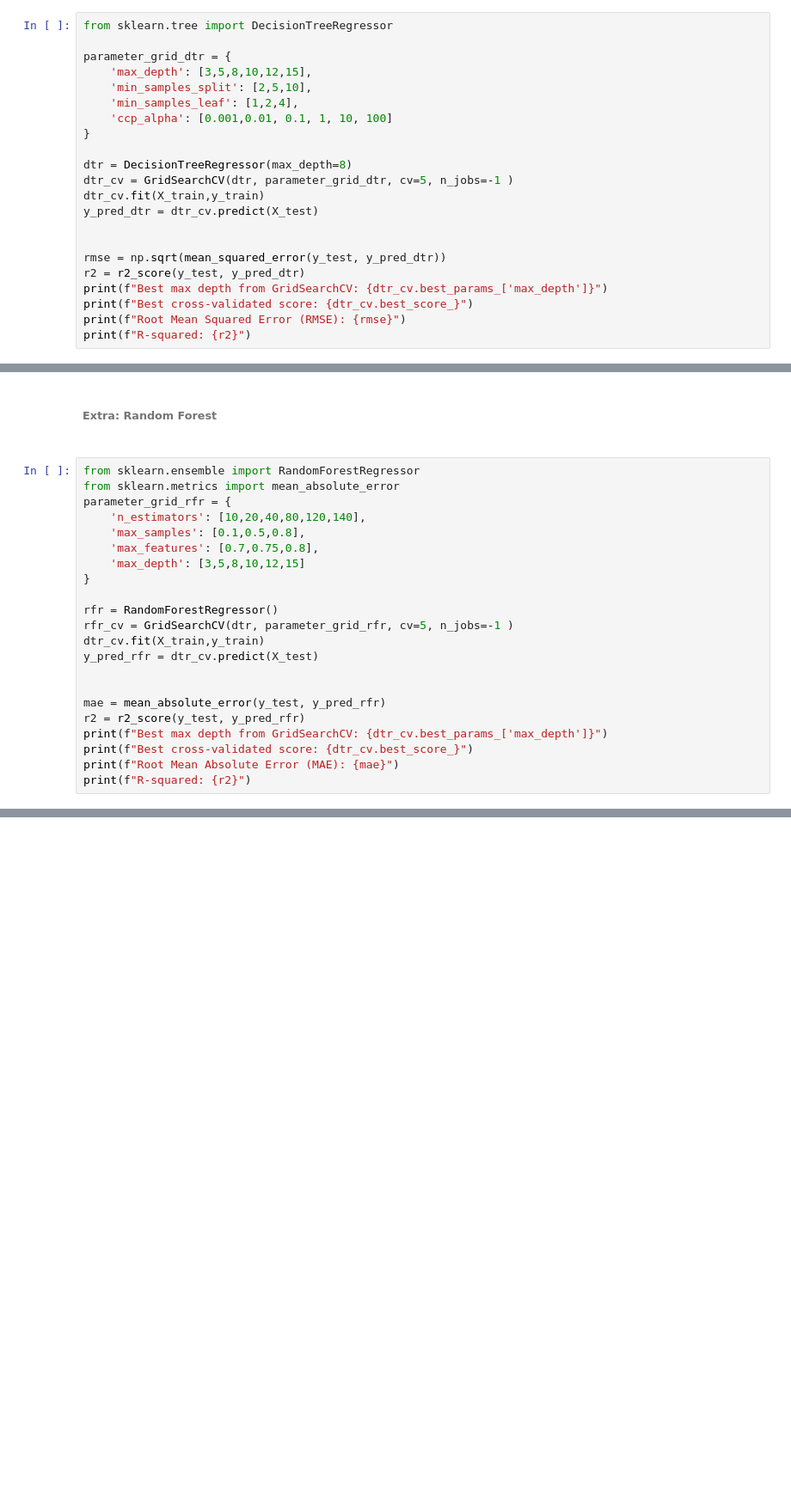
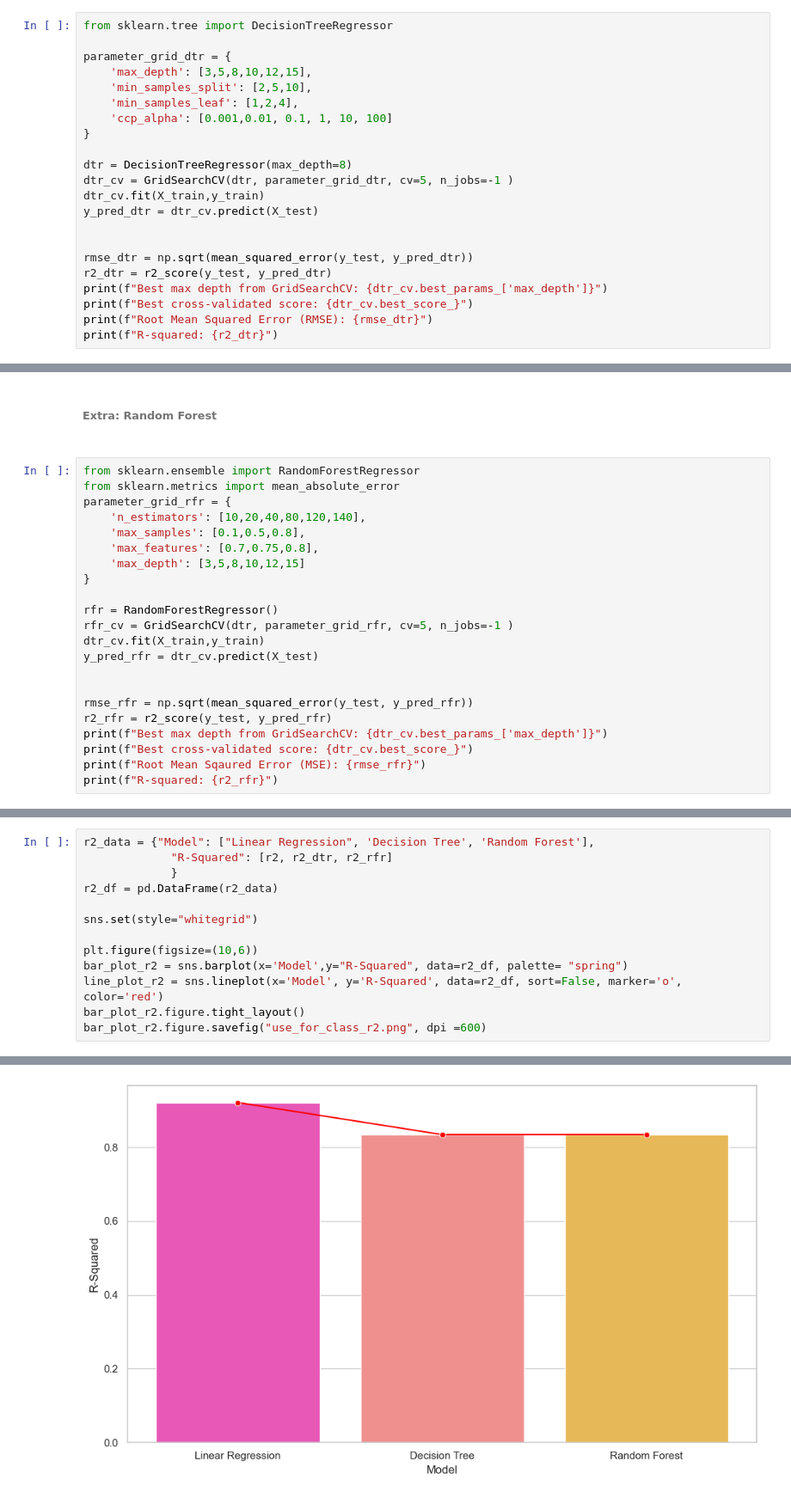
Before and after one commit to LittleMac24/MGMT_473-, a Jupyter notebook: Final_Project.ipynb, the cells around one changed output, grey strips where cells are left out. Shown at 86% size. Cells and saved outputs as stored; diff of their text form; blank space fills up the shorter version.

```diff
--- a/Final_Project.ipynb
+++ b/Final_Project.ipynb
@@ -634,10 +637,10 @@ dtr_cv.fit(X_train,y_train)
 y_pred_dtr = dtr_cv.predict(X_test)
 
 
-rmse = np.sqrt(mean_squared_error(y_test, y_pred_dtr))
-r2 = r2_score(y_test, y_pred_dtr)
+rmse_dtr = np.sqrt(mean_squared_error(y_test, y_pred_dtr))
+r2_dtr = r2_score(y_test, y_pred_dtr)
 print(f"Best max depth from GridSearchCV: {dtr_cv.best_params_['max_depth']}")
 print(f"Best cross-validated score: {dtr_cv.best_score_}")
-print(f"Root Mean Squared Error (RMSE): {rmse}")
-print(f"R-squared: {r2}")
+print(f"Root Mean Squared Error (RMSE): {rmse_dtr}")
+print(f"R-squared: {r2_dtr}")
 # %% [output]
@@ -663,10 +666,10 @@ dtr_cv.fit(X_train,y_train)
 y_pred_rfr = dtr_cv.predict(X_test)
 
 
-mae = mean_absolute_error(y_test, y_pred_rfr)
-r2 = r2_score(y_test, y_pred_rfr)
+rmse_rfr = np.sqrt(mean_squared_error(y_test, y_pred_rfr))
+r2_rfr = r2_score(y_test, y_pred_rfr)
 print(f"Best max depth from GridSearchCV: {dtr_cv.best_params_['max_depth']}")
 print(f"Best cross-validated score: {dtr_cv.best_score_}")
-print(f"Root Mean Absolute Error (MAE): {mae}")
-print(f"R-squared: {r2}")
+print(f"Root Mean Sqaured Error (MSE): {rmse_rfr}")
+print(f"R-squared: {r2_rfr}")
 # %% [output]
@@ -676,0 +680,14 @@ R-squared: 0.8255972717910451
+# %%
+r2_data = {"Model": ["Linear Regression", 'Decision Tree', 'Random Forest'],
+             "R-Squared": [r2, r2_dtr, r2_rfr]
+             }
+r2_df = pd.DataFrame(r2_data)
+
+sns.set(style="whitegrid")
+
+plt.figure(figsize=(10,6))
+bar_plot_r2 = sns.barplot(x='Model',y="R-Squared", data=r2_df, palette= "spring")
+line_plot_r2 = sns.lineplot(x='Model', y='R-Squared', data=r2_df, sort=False, marker='o', color='red')
+bar_plot_r2.figure.tight_layout()
+bar_plot_r2.figure.savefig("use_for_class_r2.png", dpi =600)
+# %% [output]
@@ -676,0 +697 @@ R-squared: 0.8255972717910451
+[figure, added]
```
Also changed, not shown: parts of 10 cells of this notebook, 5 other files.
